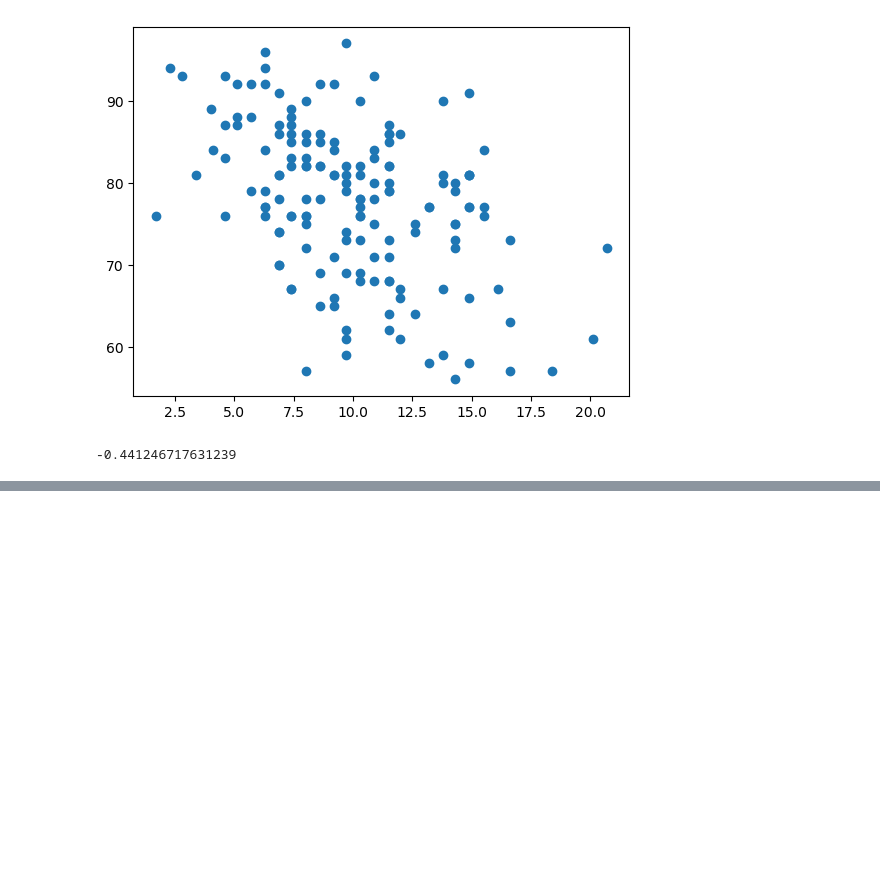
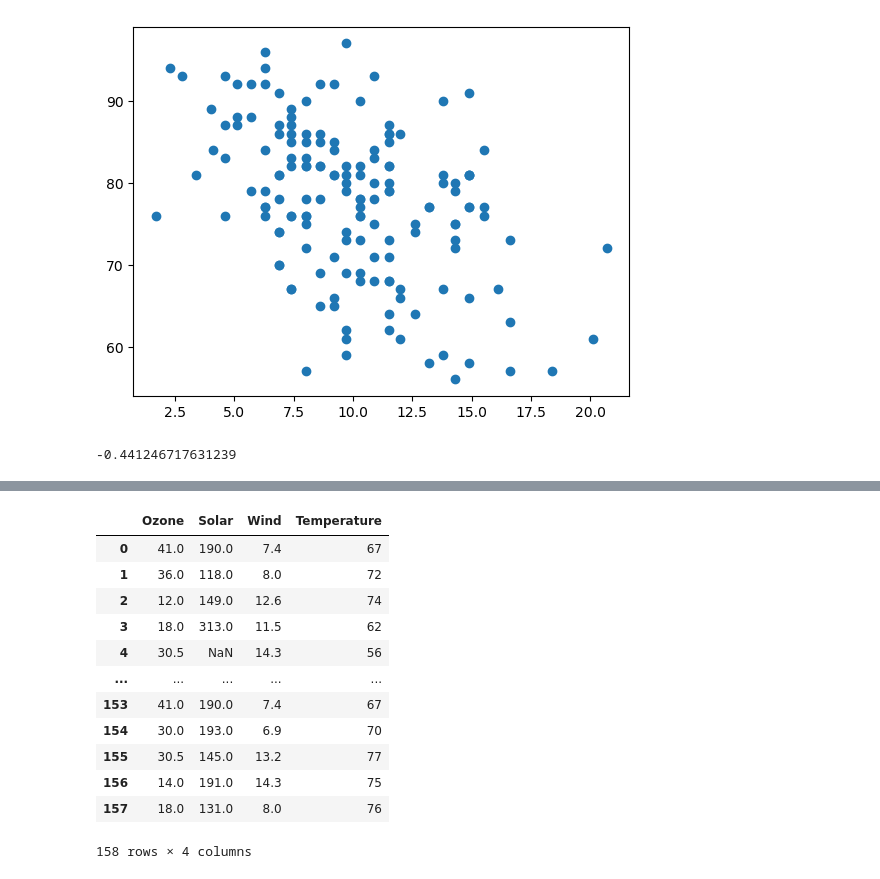
Before and after one commit to harika-165/harika_gamma-165, a Jupyter notebook: EDA (1).ipynb, the cells around one changed output, grey strips where cells are left out. Cells and saved outputs as stored; diff of their text form; code cells hidden in the pictures; blank space fills up the shorter version.

```diff
--- a/EDA (1).ipynb
+++ b/EDA (1).ipynb
@@ -405,0 +424,17 @@ data["Wind"].corr(data1["Temperature"])
+# %%
+data1_numeric=data1.iloc[:,[0,1,2,6]]
+data1_numeric
+# %% [output]
+|  | Ozone | Solar | Wind | Temperature |
+| 0 | 41.0 | 190.0 | 7.4 | 67 |
+| 1 | 36.0 | 118.0 | 8.0 | 72 |
+| 2 | 12.0 | 149.0 | 12.6 | 74 |
+| 3 | 18.0 | 313.0 | 11.5 | 62 |
+| 4 | 30.5 | NaN | 14.3 | 56 |
+| ... | ... | ... | ... | ... |
+| 153 | 41.0 | 190.0 | 7.4 | 67 |
+| 154 | 30.0 | 193.0 | 6.9 | 70 |
+| 155 | 30.5 | 145.0 | 13.2 | 77 |
+| 156 | 14.0 | 191.0 | 14.3 | 75 |
+| 157 | 18.0 | 131.0 | 8.0 | 76 |
+158 rows × 4 columns
```
Also changed, not shown: parts of 9 cells of this notebook.
